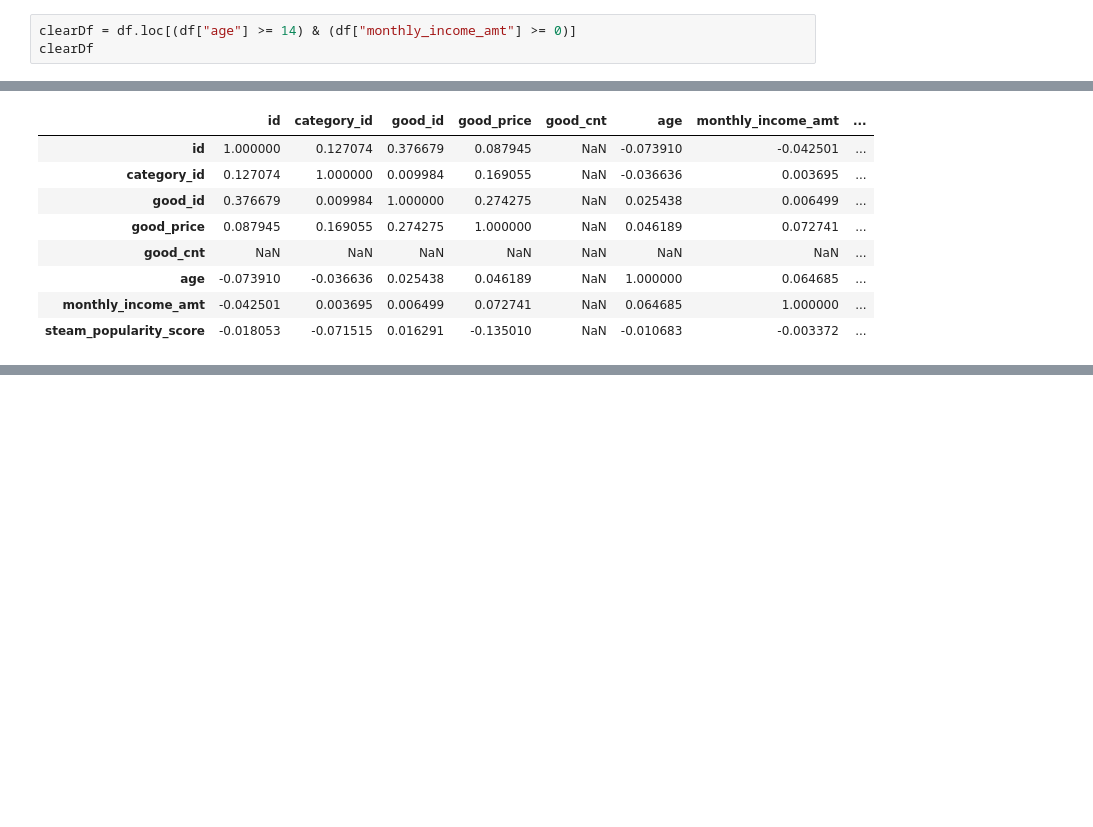
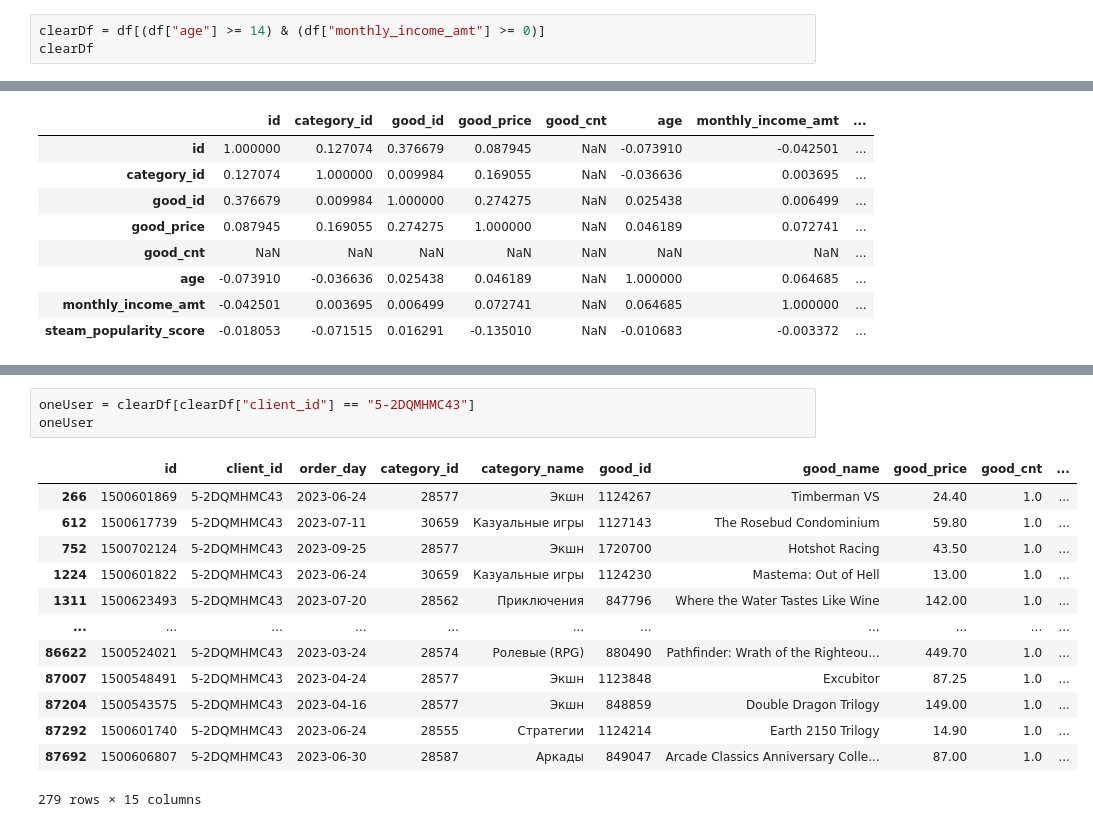
Before and after one commit to MatveyPRO3/DANO_23_project_tour, a Jupyter notebook: main.ipynb, the cells around one changed output, grey strips where cells are left out. Saved outputs shown, nothing was run; the diff lists cells and outputs as text; blank space fills up the shorter version.

Commit message:
created df with information about each user

```diff
--- a/main.ipynb
+++ b/main.ipynb
@@ -37,7 +37,7 @@ correlation_matrix
 # %% [markdown]
 ### Data cleaning
 # %%
-clearDf = df.loc[(df["age"] >= 14) & (df["monthly_income_amt"] >= 0)]
+clearDf = df[(df["age"] >= 14) & (df["monthly_income_amt"] >= 0)]
 clearDf
 # %% [output]
 |  | id | client_id | order_day | category_id | category_name | good_id | good_name | good_price | good_cnt | ... |
@@ -69,0 +92,17 @@ correlation_matrix
+# %%
+oneUser = clearDf[clearDf["client_id"] == "5-2DQMHMC43"]
+oneUser
+# %% [output]
+|  | id | client_id | order_day | category_id | category_name | good_id | good_name | good_price | good_cnt | ... |
+| 266 | 1500601869 | 5-2DQMHMC43 | 2023-06-24 | 28577 | Экшн | 1124267 | Timberman VS | 24.40 | 1.0 | ... |
+| 612 | 1500617739 | 5-2DQMHMC43 | 2023-07-11 | 30659 | Казуальные игры | 1127143 | The Rosebud Condominium | 59.80 | 1.0 | ... |
+| 752 | 1500702124 | 5-2DQMHMC43 | 2023-09-25 | 28577 | Экшн | 1720700 | Hotshot Racing | 43.50 | 1.0 | ... |
+| 1224 | 1500601822 | 5-2DQMHMC43 | 2023-06-24 | 30659 | Казуальные игры | 1124230 | Mastema: Out of Hell | 13.00 | 1.0 | ... |
+| 1311 | 1500623493 | 5-2DQMHMC43 | 2023-07-20 | 28562 | Приключения | 847796 | Where the Water Tastes Like Wine | 142.00 | 1.0 | ... |
+| ... | ... | ... | ... | ... | ... | ... | ... | ... | ... | ... |
+| 86622 | 1500524021 | 5-2DQMHMC43 | 2023-03-24 | 28574 | Ролевые (RPG) | 880490 | Pathfinder: Wrath of the Righteou... | 449.70 | 1.0 | ... |
+| 87007 | 1500548491 | 5-2DQMHMC43 | 2023-04-24 | 28577 | Экшн | 1123848 | Excubitor | 87.25 | 1.0 | ... |
+| 87204 | 1500543575 | 5-2DQMHMC43 | 2023-04-16 | 28577 | Экшн | 848859 | Double Dragon Trilogy | 149.00 | 1.0 | ... |
+| 87292 | 1500601740 | 5-2DQMHMC43 | 2023-06-24 | 28555 | Стратегии | 1124214 | Earth 2150 Trilogy | 14.90 | 1.0 | ... |
+| 87692 | 1500606807 | 5-2DQMHMC43 | 2023-06-30 | 28587 | Аркады | 849047 | Arcade Classics Anniversary Colle... | 87.00 | 1.0 | ... |
+279 rows × 15 columns
```
Also changed, not shown: parts of 16 cells of this notebook.
